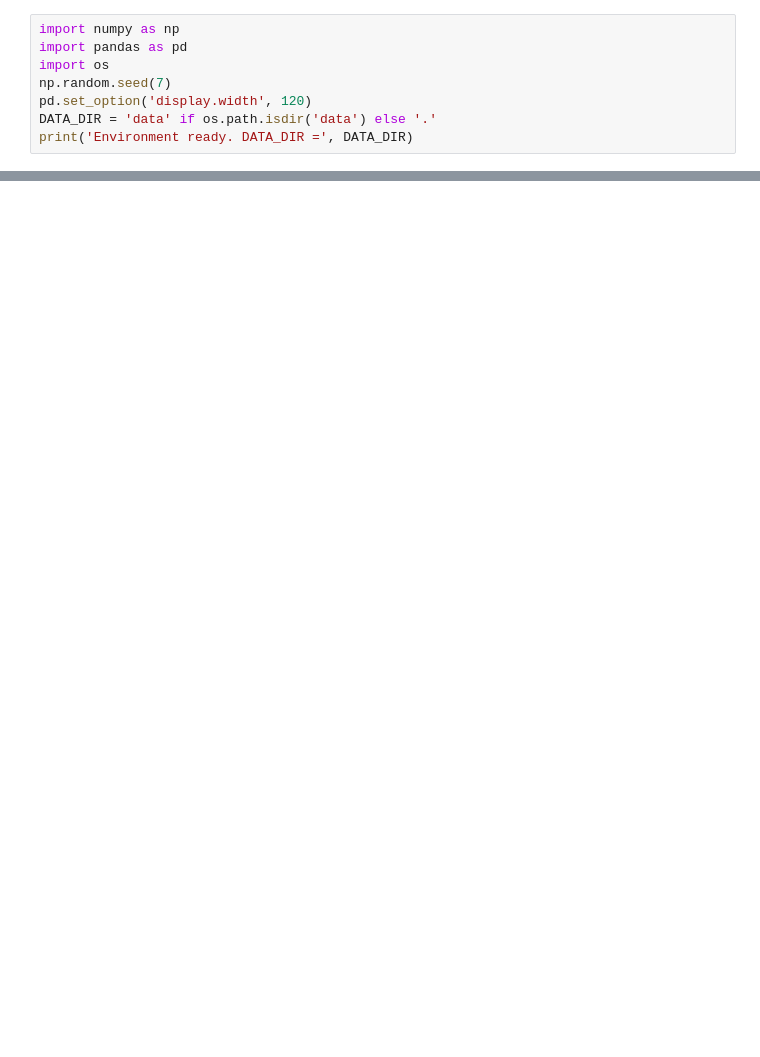
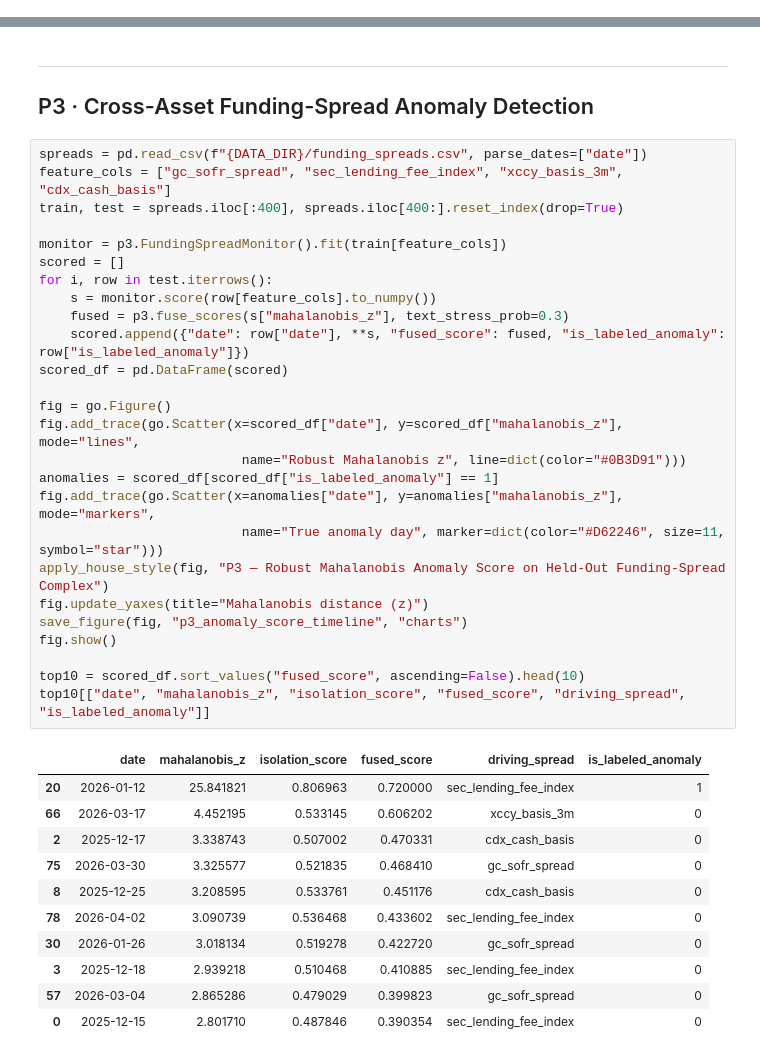
Before and after one commit to sm2774us/barclays_2026, a Jupyter notebook: TAKE_HOME_PROJECTS/notebook.ipynb, the cells around one changed output, grey strips where cells are left out. Drawn from its saved outputs; the diff is of its cells as text; blank space fills up the shorter version.

```diff
--- a/TAKE_HOME_PROJECTS/notebook.ipynb
+++ b/TAKE_HOME_PROJECTS/notebook.ipynb
@@ -15,8 +0,0 @@ This version loads the actual provided input files (`data/*.csv`, `data/policy_d
-# %%
-import numpy as np
-import pandas as pd
-import os
-np.random.seed(7)
-pd.set_option('display.width', 120)
-DATA_DIR = 'data' if os.path.isdir('data') else '.'
-print('Environment ready. DATA_DIR =', DATA_DIR)
@@ -435,0 +138,41 @@ as detailed in `LIQUID_FINANCING_TAKEHOME.md`.
+# %% [markdown]
+---
+## P3 · Cross-Asset Funding-Spread Anomaly Detection
+# %%
+spreads = pd.read_csv(f"{DATA_DIR}/funding_spreads.csv", parse_dates=["date"])
+feature_cols = ["gc_sofr_spread", "sec_lending_fee_index", "xccy_basis_3m", "cdx_cash_basis"]
+train, test = spreads.iloc[:400], spreads.iloc[400:].reset_index(drop=True)
+
+monitor = p3.FundingSpreadMonitor().fit(train[feature_cols])
+scored = []
+for i, row in test.iterrows():
+    s = monitor.score(row[feature_cols].to_numpy())
+    fused = p3.fuse_scores(s["mahalanobis_z"], text_stress_prob=0.3)
+    scored.append({"date": row["date"], **s, "fused_score": fused, "is_labeled_anomaly": row["is_labeled_anomaly"]})
+scored_df = pd.DataFrame(scored)
+
+fig = go.Figure()
+fig.add_trace(go.Scatter(x=scored_df["date"], y=scored_df["mahalanobis_z"], mode="lines",
+                          name="Robust Mahalanobis z", line=dict(color="#0B3D91")))
+anomalies = scored_df[scored_df["is_labeled_anomaly"] == 1]
+fig.add_trace(go.Scatter(x=anomalies["date"], y=anomalies["mahalanobis_z"], mode="markers",
+                          name="True anomaly day", marker=dict(color="#D62246", size=11, symbol="star")))
+apply_house_style(fig, "P3 — Robust Mahalanobis Anomaly Score on Held-Out Funding-Spread Complex")
+fig.update_yaxes(title="Mahalanobis distance (z)")
+save_figure(fig, "p3_anomaly_score_timeline", "charts")
+fig.show()
+
+top10 = scored_df.sort_values("fused_score", ascending=False).head(10)
+top10[["date", "mahalanobis_z", "isolation_score", "fused_score", "driving_spread", "is_labeled_anomaly"]]
+# %% [output]
+|  | date | mahalanobis_z | isolation_score | fused_score | driving_spread | is_labeled_anomaly |
+| 20 | 2026-01-12 | 25.841821 | 0.806963 | 0.720000 | sec_lending_fee_index | 1 |
+| 66 | 2026-03-17 | 4.452195 | 0.533145 | 0.606202 | xccy_basis_3m | 0 |
+| 2 | 2025-12-17 | 3.338743 | 0.507002 | 0.470331 | cdx_cash_basis | 0 |
+| 75 | 2026-03-30 | 3.325577 | 0.521835 | 0.468410 | gc_sofr_spread | 0 |
+| 8 | 2025-12-25 | 3.208595 | 0.533761 | 0.451176 | cdx_cash_basis | 0 |
+| 78 | 2026-04-02 | 3.090739 | 0.536468 | 0.433602 | sec_lending_fee_index | 0 |
+| 30 | 2026-01-26 | 3.018134 | 0.519278 | 0.422720 | gc_sofr_spread | 0 |
+| 3 | 2025-12-18 | 2.939218 | 0.510468 | 0.410885 | sec_lending_fee_index | 0 |
+| 57 | 2026-03-04 | 2.865286 | 0.479029 | 0.399823 | gc_sofr_spread | 0 |
+| 0 | 2025-12-15 | 2.801710 | 0.487846 | 0.390354 | sec_lending_fee_index | 0 |
```
Also changed, not shown: parts of 35 cells of this notebook, 50 other files.
